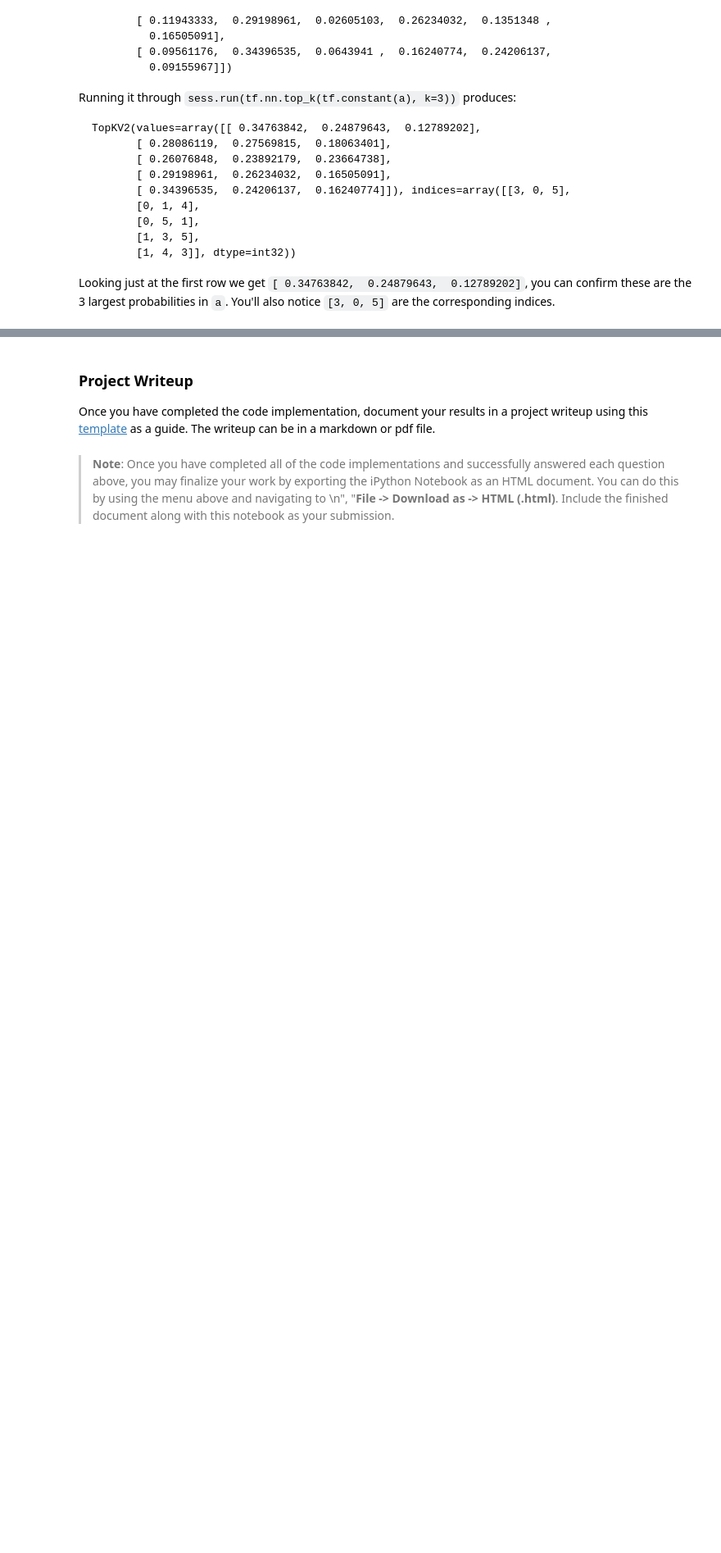
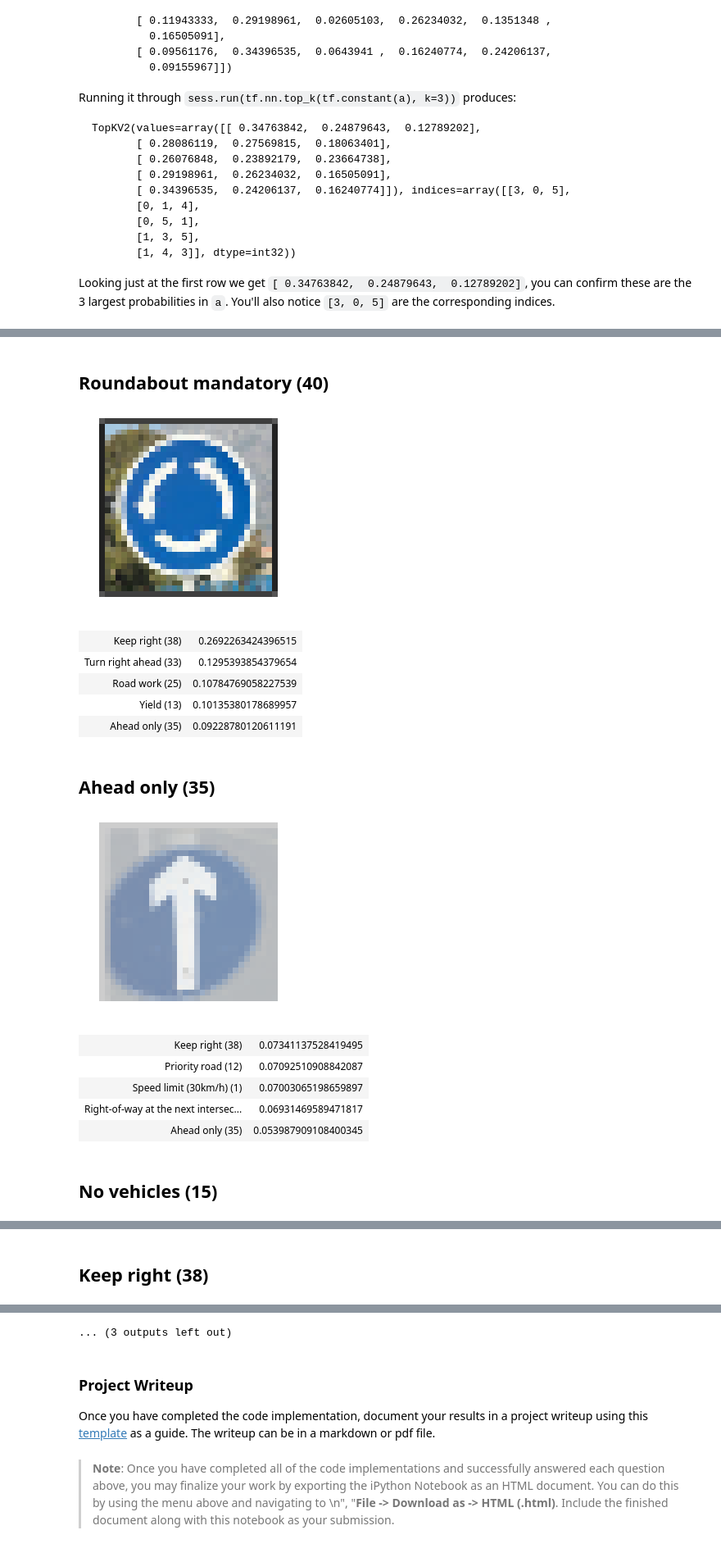
Before and after one commit to AOrazaev/CarND-Traffic-Sign-Classifier-Project, a Jupyter notebook: Traffic_Sign_Classifier.ipynb, the cells around one changed output, grey strips where cells are left out. Shown at 82% size. Cells and saved outputs as stored; diff of their text form; code cells hidden in the pictures; blank space fills up the shorter version.

```diff
--- a/Traffic_Sign_Classifier.ipynb
+++ b/Traffic_Sign_Classifier.ipynb
@@ -413,0 +435,34 @@ Top 29 accuracy: 1.0
+# %%
+from IPython.display import HTML, display
+
+with tf.Session() as sess:
+    top5 = sess.run(tf.nn.top_k(tf.constant(predicted), k=5))
+
+for i, img in enumerate(new_imgs):
+    display(HTML("<h2>{0} ({1})</h2>".format(sign_name(expected[i]), expected[i])))
+    ax = plt.gca()
+    ax.imshow(img)
+    ax.set_axis_off()
+    plt.show()
+
+    html_results = (
+        '<table>' +
+        ''.join('<tr><td>{0} ({1})</td><td>{2}</td></tr>'.format(sign_name(l), l, p) for p, l in zip(top5[0][i], top5[1][i])) +
+        '</table>')
+    display(HTML(html_results))
+# %% [output]
+Roundabout mandatory (40)
+[figure, added]
+| Keep right (38) | 0.2692263424396515 |
+| Turn right ahead (33) | 0.1295393854379654 |
+| Road work (25) | 0.10784769058227539 |
+| Yield (13) | 0.10135380178689957 |
+| Ahead only (35) | 0.09228780120611191 |
+Ahead only (35)
+[figure, added]
+| Keep right (38) | 0.07341137528419495 |
+| Priority road (12) | 0.07092510908842087 |
+| Speed limit (30km/h) (1) | 0.07003065198659897 |
+| Right-of-way at the next intersec... | 0.06931469589471817 |
+| Ahead only (35) | 0.053987909108400345 |
+No vehicles (15)
@@ -413,0 +475 @@ Top 29 accuracy: 1.0
+Keep right (38)
@@ -414,3 +482,4 @@ Top 29 accuracy: 1.0
+... (3 outputs left out)
 # %% [markdown]
 ### Project Writeup
 
```
Also changed, not shown: parts of 4 cells of this notebook.
